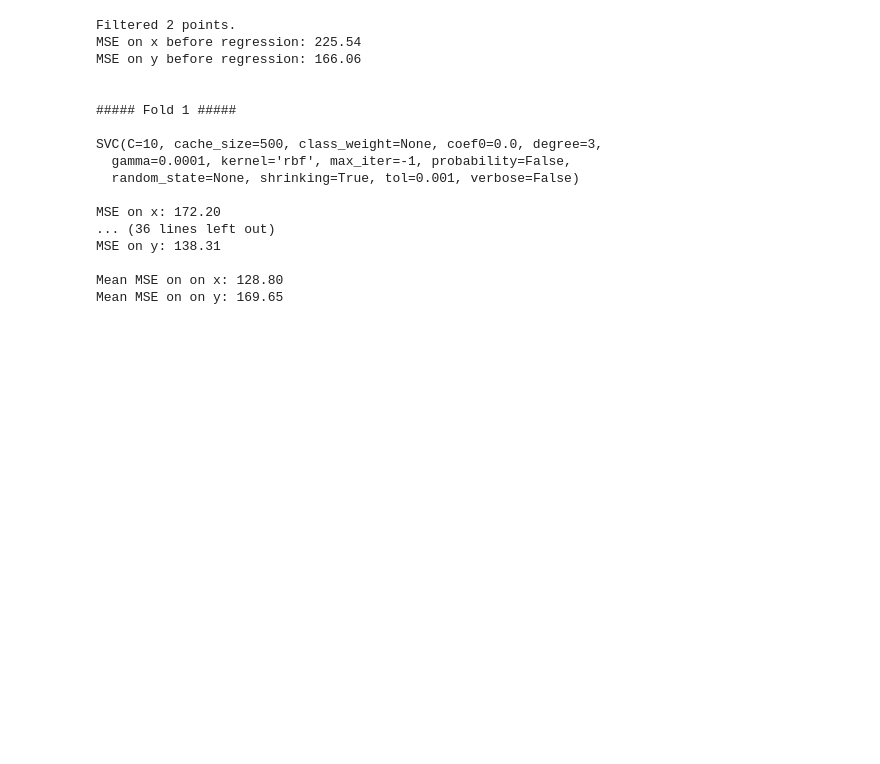
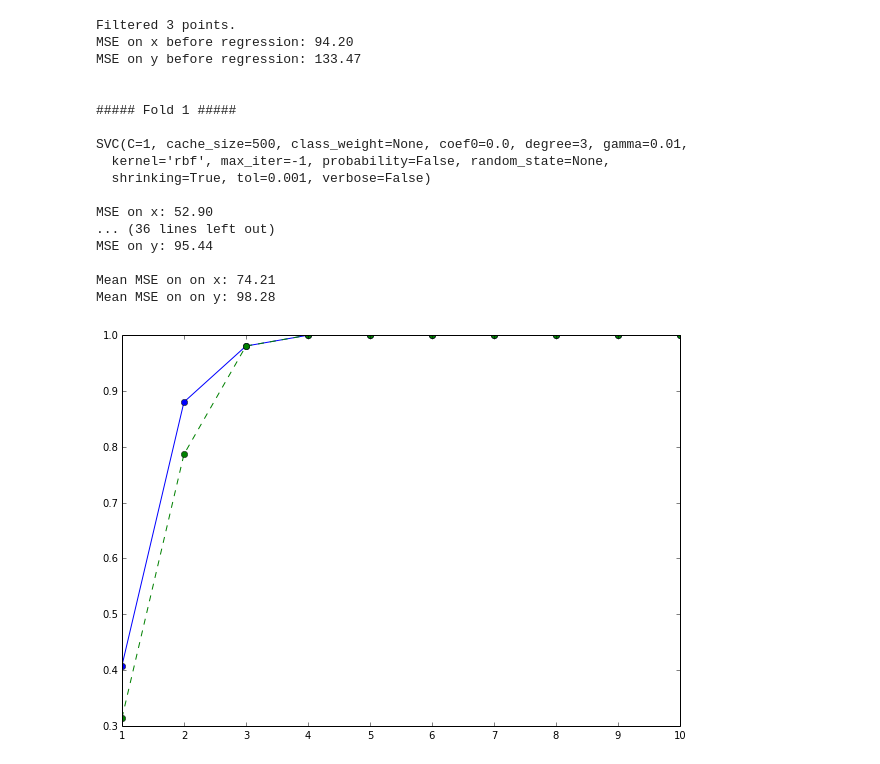
Before and after one commit to Vorte/Level5Project, a Jupyter notebook: notebooks/offsets/PredictThumb.ipynb, the cells around one changed output. Cells and saved outputs as stored; diff of their text form; code cells hidden in the pictures; blank space fills up the shorter version.

```diff
--- a/notebooks/offsets/PredictThumb.ipynb
+++ b/notebooks/offsets/PredictThumb.ipynb
@@ -1,10 +1,10 @@
 # %%
 import numpy as np
-import ast, dataIO
+import ast, dataIO, common_functions
 from sklearn import cross_validation, linear_model, preprocessing, svm
 from sklearn.grid_search import GridSearchCV
-%matplotlib inline
 reload(dataIO)
+reload(common_functions)
 
 def get_touch_locations(userid):
     touches = []
@@ -31,13 +31,15 @@ def get_touch_locations(userid):
     return touches
 
 
-locations = get_touch_locations(16)
+locations = get_touch_locations(7)
 filtered = dataIO.filter_new(locations)
 
 centers = dataIO.get_key_centers()
 keys = centers.keys()
 
 touch_centers = []
+centers_l = []
+centers_r = []
 touches = []
 points = []
 
@@ -59,17 +61,21 @@ for touch in filtered:
     if touch.left:
         #points_l.append([touch.x, touch.y, touch.x**2, touch.y**2])
         points_l.append(location)
+        centers_l.append(center)
         bod_l.append(touch.bod)
         t_l_x.append(center[0]-location[0])
         t_l_y.append(center[1]-location[1])
     else:
         #points_r.append([touch.x, touch.y, touch.x**2, touch.y**2])
         points_r.append(location)
+        centers_r.append(center)
         bod_r.append(touch.bod)
         t_r_x.append(center[0]-location[0])
         t_r_y.append(center[1]-location[1])
 
 
+centers_l = np.array(centers_l)
+centers_r = np.array(centers_r)
 touch_centers = np.array(touch_centers)
 points = np.array(points)
 points_l = np.array(points_l)
@@ -94,6 +100,8 @@ print
 foldno = 1
 mse_x = []
 mse_y = []
+within_before = []
+within_after = []
 kf_l = cross_validation.KFold(len(points_l), n_folds=5, shuffle=True)
 kf_r = cross_validation.KFold(len(points_r), n_folds=5, shuffle=True)
 
@@ -146,9 +154,11 @@ for left_index, right_index in zip(kf_l, kf_r):
     targets_x = np.concatenate((t_l_x_test, t_r_x_test))
     targets_y = np.concatenate((t_l_y_test, t_r_y_test))
     bod_test = np.concatenate((bod_l_test, bod_r_test))
+    centers_test = np.concatenate((centers_l[test_index_l], centers_r[test_index_r]))
 
     se_x = []
     se_y = []
+    corrected_points = []
     for i in range(len(points_test)):
         scaled = scaler.transform(bod_test[i])
         location = points_test[i]
@@ -188,6 +198,12 @@ for left_index, right_index in zip(kf_l, kf_r):
 
         se_x.append((pred_x - targets_x[i])**2)
         se_y.append((pred_y - targets_y[i])**2)
+        corrected_points.append([location[0]+pred_x, location[1]+pred_y])
+
+    error_before = common_functions.circle_button_error(points_test, centers_test)
+    error_after = common_functions.circle_button_error(corrected_points, centers_test)
+    within_before.append(error_before)
+    within_after.append(error_after)
 
     mse = np.mean(np.array(se_x))
     print("MSE on x: %.2f" %mse)
@@ -199,24 +215,38 @@ for left_index, right_index in zip(kf_l, kf_r):
 
     foldno +=1
 
+within_before = np.mean(np.array(within_before), 0)
+within_after = np.mean(np.array(within_after), 0)
 print
 print("Mean MSE on on x: %.2f" % np.mean(mse_x))
 print("Mean MSE on on y: %.2f" % np.mean(mse_y))
 # %% [output]
-Filtered 2 points.
-MSE on x before regression: 225.54
-MSE on y before regression: 166.06
+Filtered 3 points.
+MSE on x before regression: 94.20
+MSE on y before regression: 133.47
 
 
 ##### Fold 1 #####
 
-SVC(C=10, cache_size=500, class_weight=None, coef0=0.0, degree=3,
-  gamma=0.0001, kernel='rbf', max_iter=-1, probability=False,
-  random_state=None, shrinking=True, tol=0.001, verbose=False)
+SVC(C=1, cache_size=500, class_weight=None, coef0=0.0, degree=3, gamma=0.01,
+  kernel='rbf', max_iter=-1, probability=False, random_state=None,
+  shrinking=True, tol=0.001, verbose=False)
 
-MSE on x: 172.20
+MSE on x: 52.90
 ... (36 lines left out)
-MSE on y: 138.31
+MSE on y: 95.44
 
-Mean MSE on on x: 128.80
-Mean MSE on on y: 169.65
+Mean MSE on on x: 74.21
+Mean MSE on on y: 98.28
+# %%
+import matplotlib.pyplot as plt
+%matplotlib inline
+
+fig = plt.figure(figsize=(10, 7))
+
+plt.errorbar(range(1,11), within_after, marker="o")
+plt.errorbar(range(1,11), within_before, linestyle="--", marker="o")
+
+plt.show()
+# %% [output]
+[figure, added]
```
Also changed, not shown: 3 other files.
